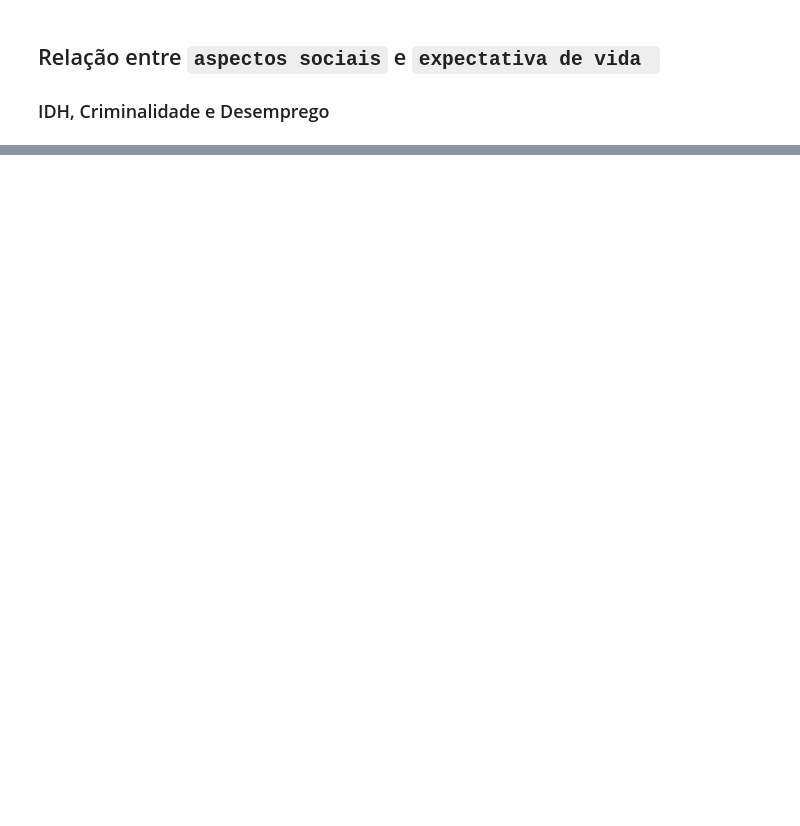
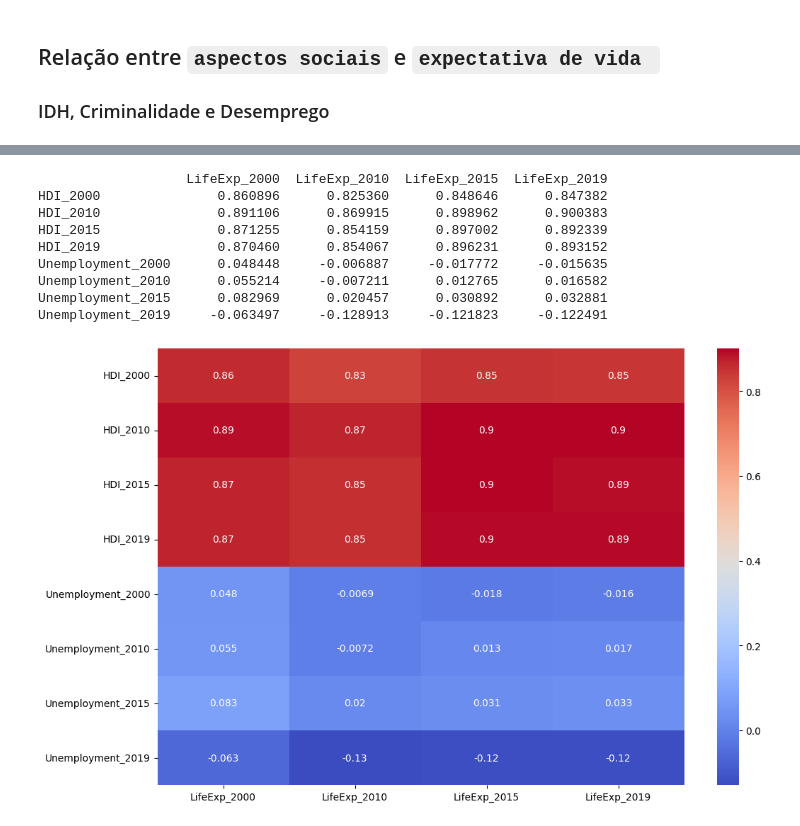
Before and after one commit to marcelomrad/Trabalho_Final_ICD, a Jupyter notebook: aspectos_sociais.ipynb, the cells around one changed output, grey strips where cells are left out. Saved outputs shown, nothing was run; the diff lists cells and outputs as text; code cells hidden in the pictures; blank space fills up the shorter version.

```diff
--- a/aspectos_sociais.ipynb
+++ b/aspectos_sociais.ipynb
@@ -37,0 +55,15 @@ df_criminalidade.head()
+# %%
+df_hdi = pd.read_csv('./dataset/hdi.csv', sep=',', encoding='ISO-8859-1')
+df_hdi = df_hdi[['Country', 'HDI Rank', '2000','2010', '2015', '2019']]
+
+
+# Criando o imputer
+imputer = SimpleImputer(strategy='mean')
+
+# Preenchendo os valores faltantes com a média
+df_hdi['2000'] = imputer.fit_transform(df_hdi[['2000']])
+df_hdi['2010'] = imputer.fit_transform(df_hdi[['2010']])
+df_hdi['2015'] = imputer.fit_transform(df_hdi[['2015']])
+df_hdi['HDI Rank'] = imputer.fit_transform(df_hdi[['HDI Rank']])
+
+df_hdi.head()
@@ -87,0 +90,10 @@ df_pivot.head()
+# %%
+df_expectativa_ao_nascer = df_expectativa_ao_nascer.rename(columns={2000: 'LifeExp_2000', 2010: 'LifeExp_2010', 2015: 'LifeExp_2015', 2019: 'LifeExp_2019'})
+df_hdi = df_hdi.rename(columns={'2000': 'HDI_2000', '2010': 'HDI_2010', '2015': 'HDI_2015', '2019': 'HDI_2019'})
+df_desemprego = df_desemprego.rename(columns={'2000': 'Unemployment_2000', '2010': 'Unemployment_2010', '2015': 'Unemployment_2015', '2019': 'Unemployment_2019'})
+# %%
+merged_df_12 = pd.merge(df_expectativa_ao_nascer, df_hdi, on='Country', how='inner')
+df = pd.merge(merged_df_12, df_desemprego, on='Country', how='inner')
+
+print(df.size)
+df.head(300)
@@ -87,0 +115,30 @@ df_pivot.head()
+# %%
+# Supondo que seu DataFrame se chama df
+correlation_matrix = df.corr()
+
+# Remova as linhas indesejadas
+columns_to_keep = ['LifeExp_2000', 'LifeExp_2010', 'LifeExp_2015', 'LifeExp_2019']
+correlation_matrix = correlation_matrix[columns_to_keep]
+
+# Remova as colunas indesejadas
+rows_to_remove = ['HDI Rank', 'LifeExp_2000', 'LifeExp_2010','LifeExp_2015', 'LifeExp_2019']
+correlation_matrix = correlation_matrix.drop(rows_to_remove)
+
+# Imprima a matriz de correlação resultante
+print(correlation_matrix)
+
+
+plt.figure(figsize=(12, 8))
+sns.heatmap(correlation_matrix, annot=True, cmap="coolwarm")
+plt.show()
+# %% [output]
+                   LifeExp_2000  LifeExp_2010  LifeExp_2015  LifeExp_2019
+HDI_2000               0.860896      0.825360      0.848646      0.847382
+HDI_2010               0.891106      0.869915      0.898962      0.900383
+HDI_2015               0.871255      0.854159      0.897002      0.892339
+HDI_2019               0.870460      0.854067      0.896231      0.893152
+Unemployment_2000      0.048448     -0.006887     -0.017772     -0.015635
+Unemployment_2010      0.055214     -0.007211      0.012765      0.016582
+Unemployment_2015      0.082969      0.020457      0.030892      0.032881
+Unemployment_2019     -0.063497     -0.128913     -0.121823     -0.122491
+[figure, added]
```
Also changed, not shown: parts of 30 cells of this notebook, 2 other files.
